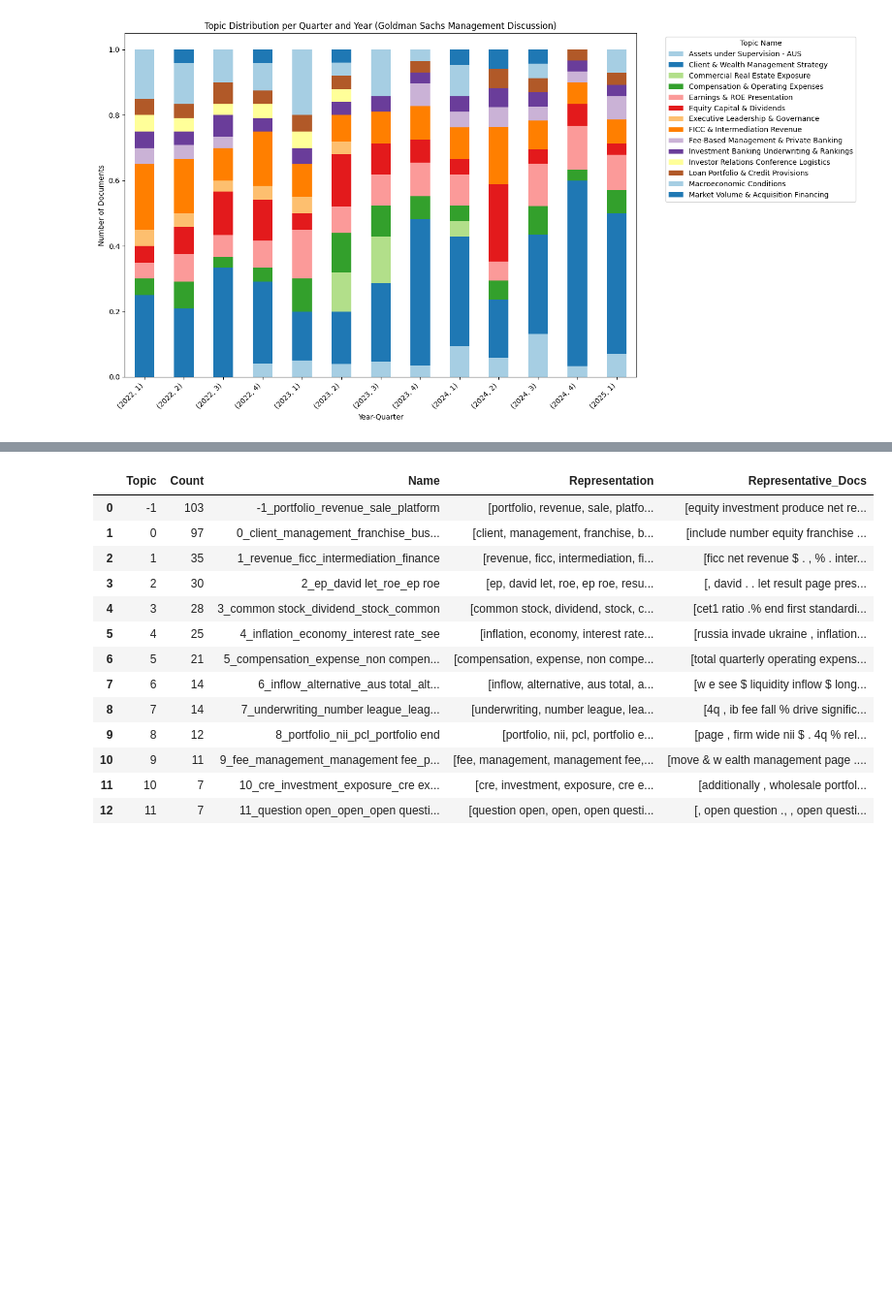
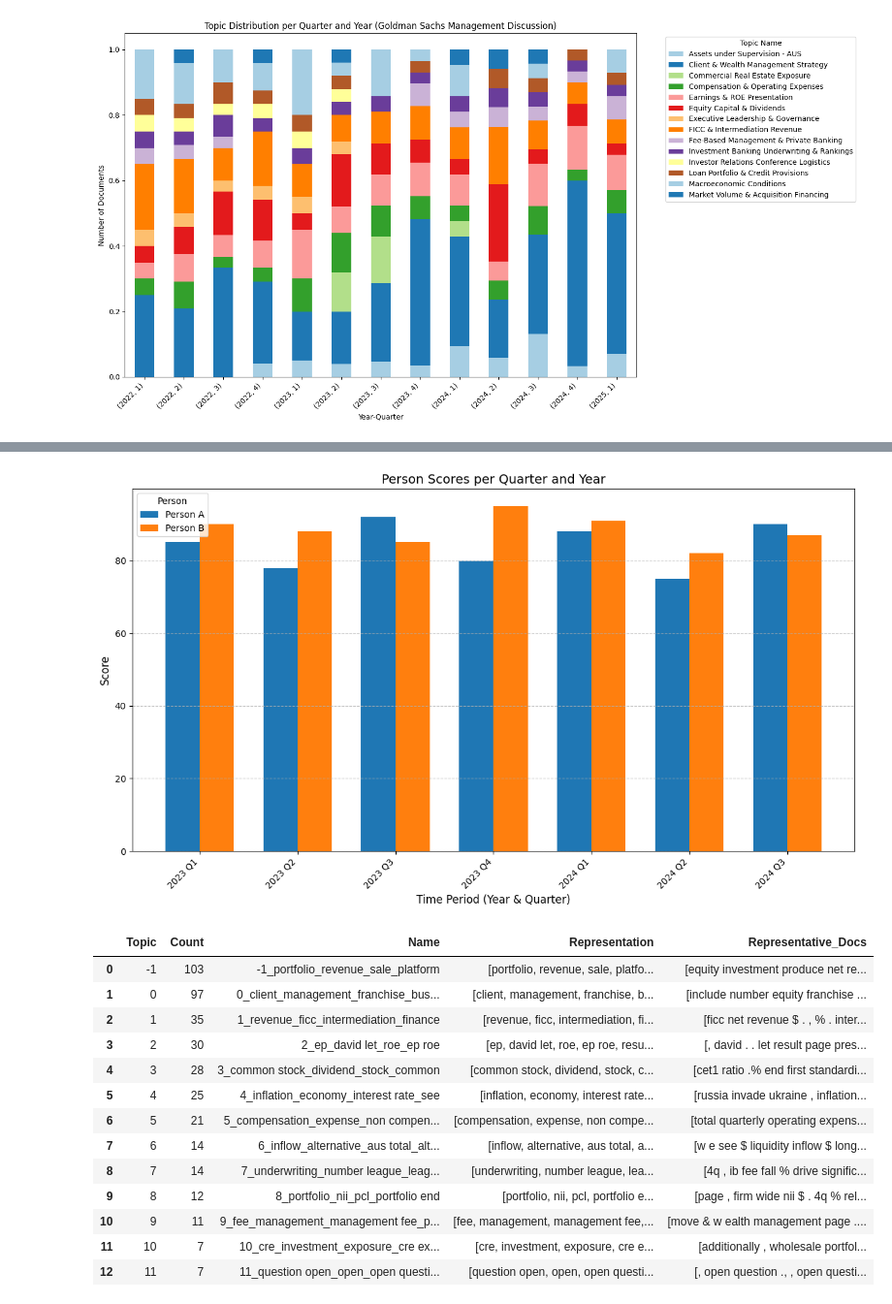
Before and after one commit to EErlando/Quarterly-Bytes, a Jupyter notebook: notebooks/3_modelling/LP_1_topic_modelling.ipynb, the cells around one changed output, grey strips where cells are left out. Shown at 97% size. Drawn from its saved outputs; the diff is of its cells as text; code cells hidden in the pictures; blank space fills up the shorter version.

```diff
--- a/notebooks/3_modelling/LP_1_topic_modelling.ipynb
+++ b/notebooks/3_modelling/LP_1_topic_modelling.ipynb
@@ -1080,3 +1140,79 @@ else:
+# %%
+import pandas as pd
+import matplotlib.pyplot as plt
+import numpy as np
+
+# --- 1. Create Sample Data ---
+# Replace this with your actual DataFrame containing quarterly year data and people's scores.
+# Ensure your DataFrame has at least 'year', 'quarter', 'person', and 'score' columns.
+data = {
+    'year': [2023, 2023, 2023, 2023, 2023, 2023, 2023, 2023, 2024, 2024, 2024, 2024, 2024, 2024],
+    'quarter': [1, 1, 2, 2, 3, 3, 4, 4, 1, 1, 2, 2, 3, 3],
+    'person': ['Person A', 'Person B', 'Person A', 'Person B', 'Person A', 'Person B', 'Person A', 'Person B', 'Person A', 'Person B', 'Person A', 'Person B', 'Person A', 'Person B'],
+    'score': [85, 90, 78, 88, 92, 85, 80, 95, 88, 91, 75, 82, 90, 87]
+}
+df = pd.DataFrame(data)
+
+# --- 2. Prepare Data for Plotting ---
+
+# Create a combined 'time_period' column for cleaner x-axis labels
+df['time_period'] = df['year'].astype(str) + ' Q' + df['quarter'].astype(str)
+
+# Ensure the time periods are sorted correctly (e.g., 2023 Q1, 2023 Q2, etc.)
+def sort_time_periods(period_str):
+    """Helper function to convert 'YYYY QX' string to a sortable integer."""
+    year, quarter = period_str.split(' Q')
+    return int(year) * 10 + int(quarter)
+
+# Apply the sorting key to the 'time_period' column and sort the DataFrame
+df['time_period_sort_key'] = df['time_period'].apply(sort_time_periods)
+df = df.sort_values(by=['time_period_sort_key', 'person']).drop(columns='time_period_sort_key')
+
+# Pivot the DataFrame to make plotting easier.
+# 'time_period' will be the index, 'person' will be the columns, and 'score' the values.
+pivot_df = df.pivot_table(index='time_period', columns='person', values='score')
+
+# Identify all unique people (these will be your bar groups within each quarter)
+people = pivot_df.columns
+num_people = len(people)
+
+# --- 3. Plot the Grouped Bar Chart ---
+
+fig, ax = plt.subplots(figsize=(12, 7)) # Adjust figure size as needed
+
+bar_width = 0.35 # The width of each individual bar (e.g., Person A's bar, Person B's bar)
+# `index` defines the central positions for each group of bars on the x-axis
+index = np.arange(len(pivot_df.index))
+
+# Loop through each person to plot their bars
+for i, person in enumerate(people):
+    # Calculate the offset for each person's bars within a quarter's group.
+    # This centers the group of bars around the quarter's tick mark.
+    offset = (i - (num_people - 1) / 2) * bar_width
+
+    ax.bar(index + offset,
+           pivot_df[person],
+           bar_width,
+           label=person)
+
+# --- 4. Customize the Plot ---
+
+ax.set_xlabel('Time Period (Year & Quarter)', fontsize=12)
+ax.set_ylabel('Score', fontsize=12)
+ax.set_title('Person Scores per Quarter and Year', fontsize=14)
+
+# Set the x-axis ticks to be at the center of each group of bars
+ax.set_xticks(index)
+# Set the labels for the x-axis ticks from the time_period column
+ax.set_xticklabels(pivot_df.index, rotation=45, ha='right', fontsize=10) # Rotate labels for readability
+
+ax.legend(title='Person') # Display the legend to identify which bar belongs to which person
+ax.grid(axis='y', linestyle='--', alpha=0.7) # Add a horizontal grid for easier score reading
+
+plt.tight_layout() # Adjust layout to prevent labels or legend from overlapping
+plt.show()
+# %% [output]
+[figure, added]
 # %%
 bertopic_gs_discussion_best_model.get_topic_info()
 # %% [output]
```
Also changed, not shown: parts of 5 cells of this notebook.
